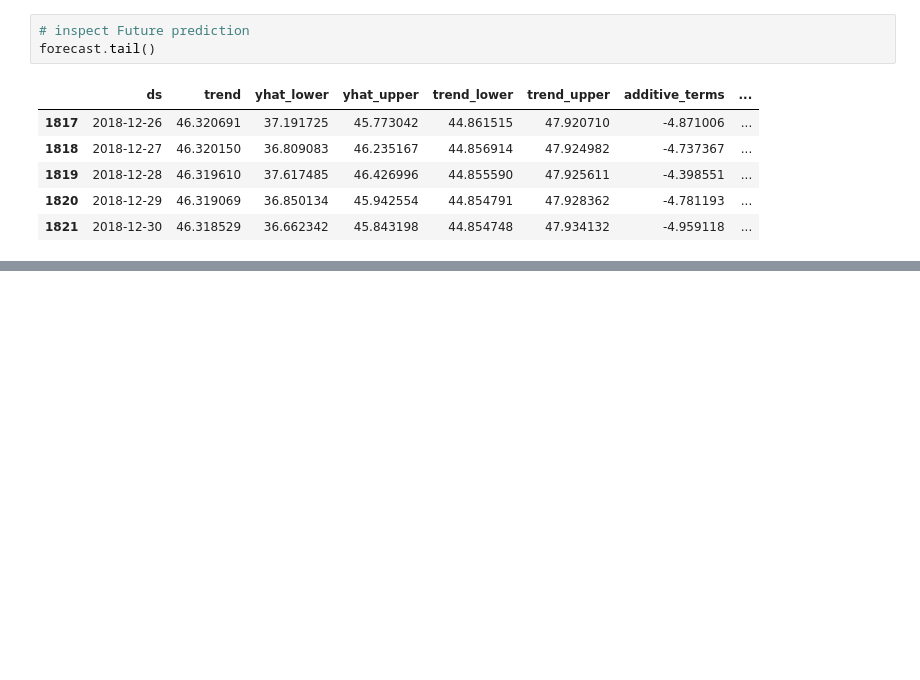
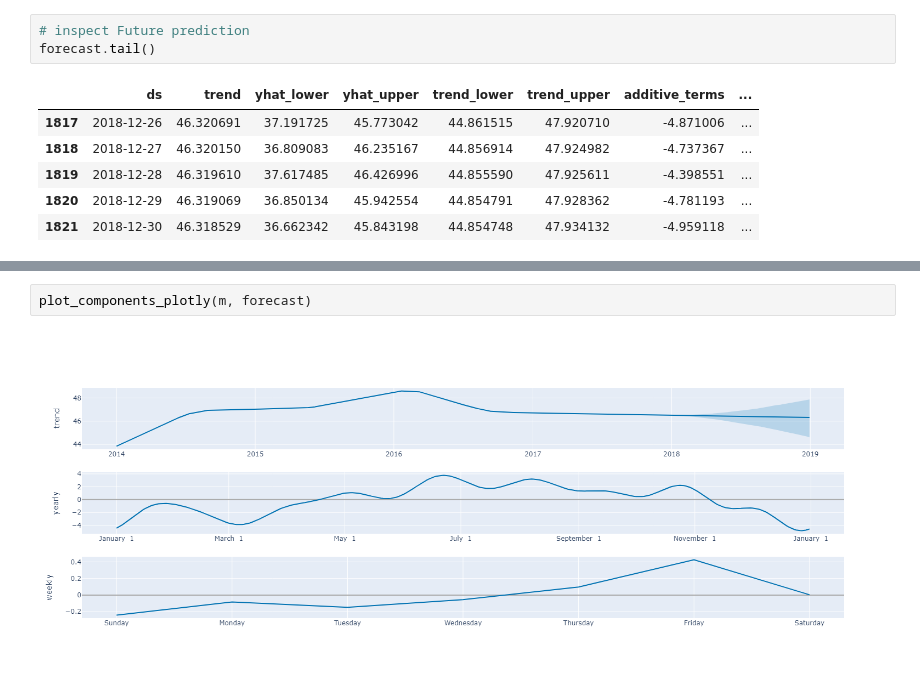
Before and after one commit to ortizfram/Time-Series-Forecasting-Prophet, a Jupyter notebook: Forecasting.ipynb, the cells around one changed output, grey strips where cells are left out. Drawn from its saved outputs; the diff is of its cells as text; blank space fills up the shorter version.

```diff
--- a/Forecasting.ipynb
+++ b/Forecasting.ipynb
@@ -139,0 +156,4 @@ forecast_s
+# %%
+plot_components_plotly(m, forecast)
+# %% [output]
+[figure, added]
```
Also changed, not shown: parts of 5 cells of this notebook.
